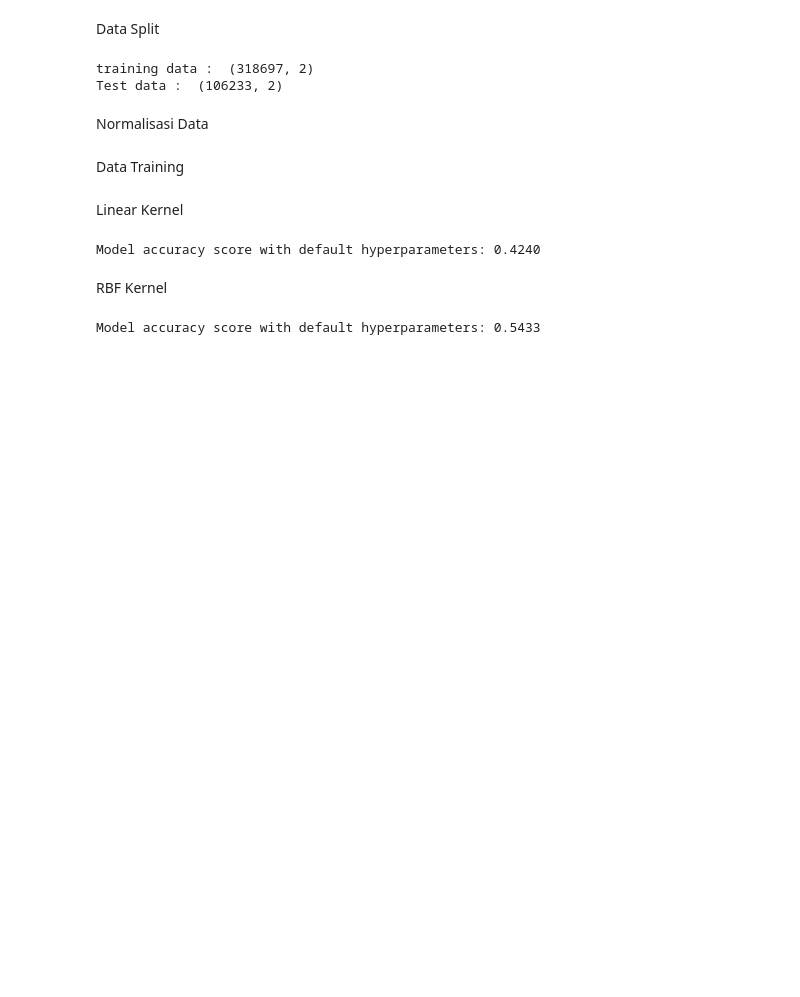
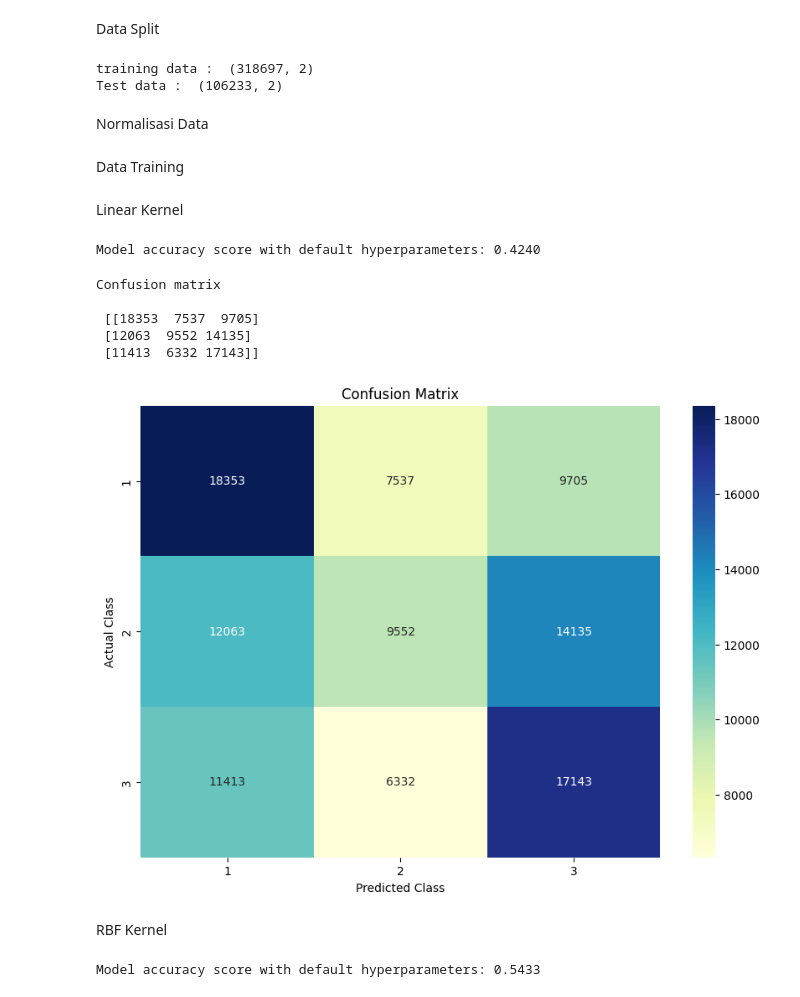
Before and after one commit to j03lNapit/SkripSHYs, a Jupyter notebook: Models.ipynb, the cells around one changed output. Drawn from its saved outputs; the diff is of its cells as text; code cells hidden in the pictures; blank space fills up the shorter version.

Commit message:
feat: model linear

```diff
--- a/Models.ipynb
+++ b/Models.ipynb
@@ -86,6 +86,29 @@ y_pred_linear=svc_linear.predict(X_Test)
 print('Model accuracy score with default hyperparameters: {0:0.4f}'. format(accuracy_score(Y_Test, y_pred_linear)))
 # %% [output]
 Model accuracy score with default hyperparameters: 0.4240
+# %%
+cm = confusion_matrix(Y_Test, y_pred_linear)
+
+print('Confusion matrix\n\n', cm)
+# %% [output]
+Confusion matrix
+
+ [[18353  7537  9705]
+ [12063  9552 14135]
+ [11413  6332 17143]]
+# %%
+# Label kelas yang diasumsikan (sesuaikan sesuai kebutuhan)
+class_labels = ['1', '2', '3']
+
+# Membuat plot menggunakan seaborn
+plt.figure(figsize=(10, 7))  # Mengatur ukuran gambar
+sns.heatmap(cm, annot=True, fmt='d', cmap='YlGnBu', xticklabels=class_labels, yticklabels=class_labels)
+plt.title('Confusion Matrix')  # Judul plot
+plt.ylabel('Actual Class')  # Label sumbu y
+plt.xlabel('Predicted Class')  # Label sumbu x
+plt.show()
+# %% [output]
+[figure, added]
 # %%
 import pickle
 filename = 'models/model_linear.pkl'
```
Also changed, not shown: parts of 6 cells of this notebook, 1 other file.
